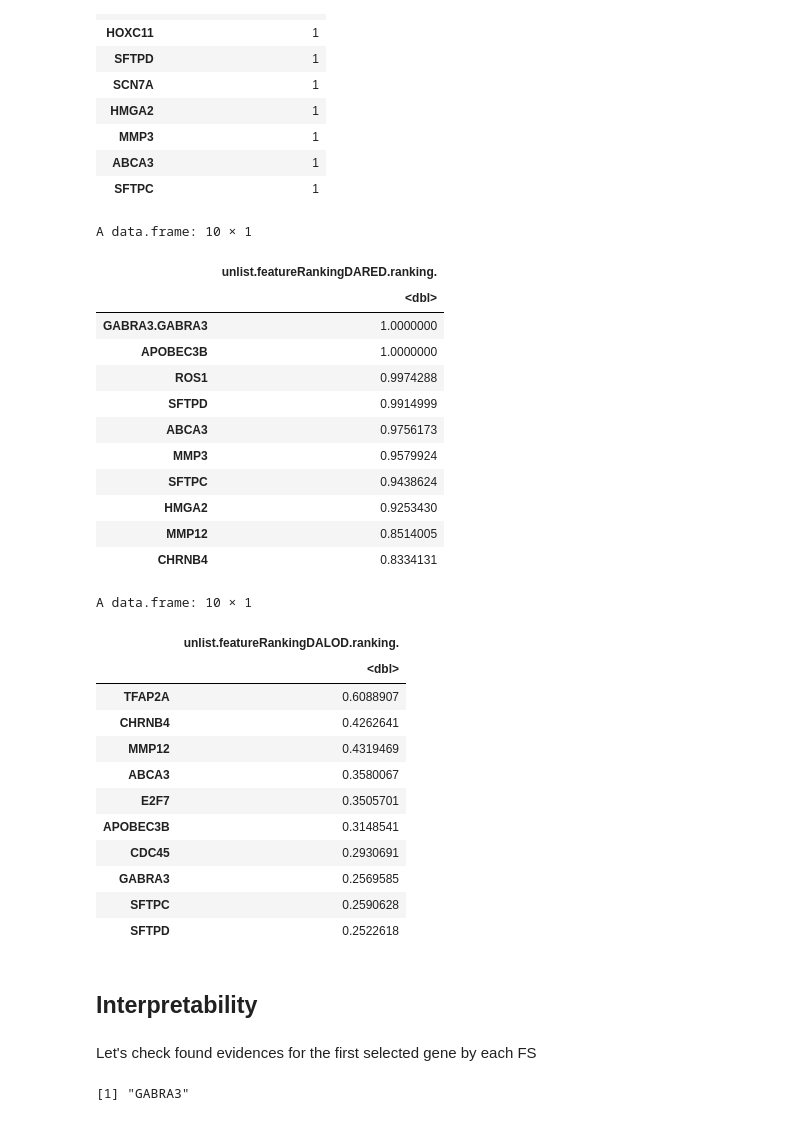
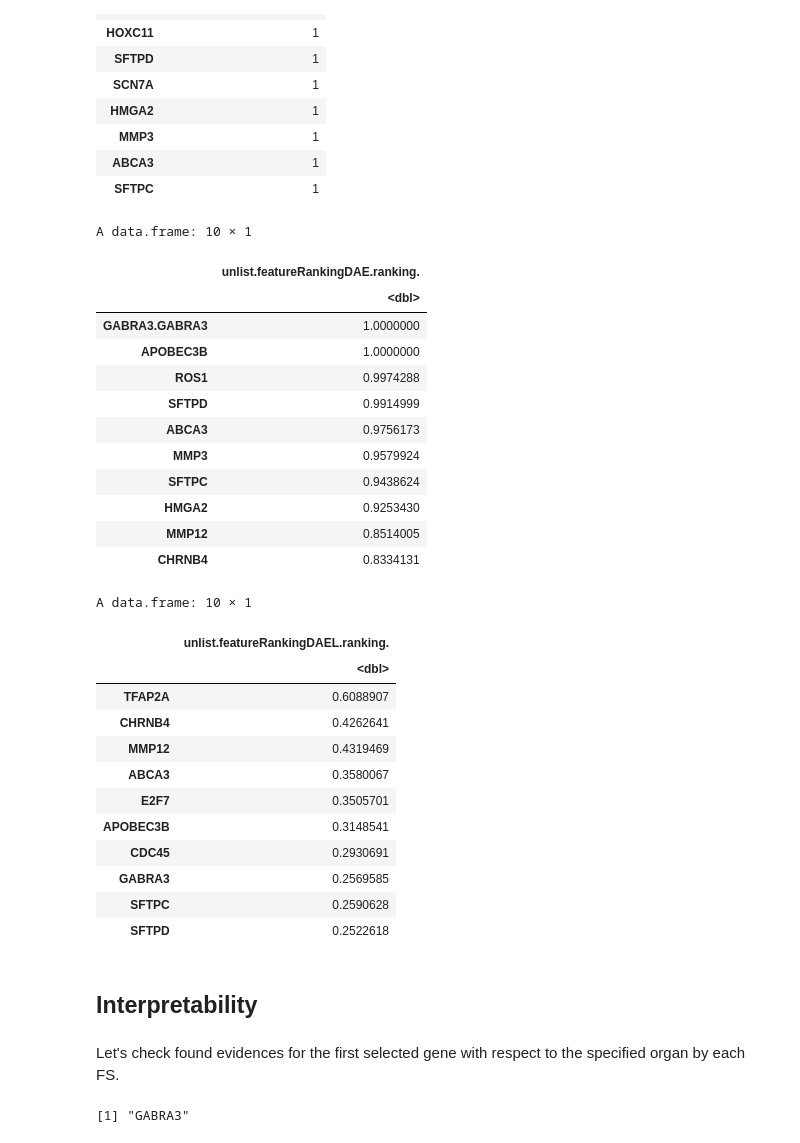
Before and after one commit to marveral/DAEL-FS, a Jupyter notebook: user-guide.ipynb, the cells around one changed output. Cells and saved outputs as stored; diff of their text form; code cells hidden in the pictures.

```diff
--- a/user-guide.ipynb
+++ b/user-guide.ipynb
@@ -80,8 +80,9 @@ To show how the DA-RED-LOD feature selector works, an example of use will be com
 # %%
 cancer.type <- 'lung'
+labels.type <- 'multiclass'
 # %%
-data.train <- read.table(paste('data/',cancer.type,'/expression-train-multiclass.csv',sep=''),sep='\t')
-labels.train <- read.table(paste('data/',cancer.type,'/labels-train-multiclass.csv',sep=''),sep='\t')$x
+data.train <- read.table(paste('data/',cancer.type,'/expression-train-',labels.type,'.csv',sep=''),sep='\t')
+labels.train <- read.table(paste('data/',cancer.type,'/labels-train-',labels.type,'.csv',sep=''),sep='\t')$x
 # %%
 source('aux/DEGsEvidences.R')
 source('aux/DEGsExtraction.R')
@@ -98,7 +118,7 @@ Disease Association ranking: GABRA3 ROS1 ZBTB16 HOXC11 SFTPD SCN7A HMGA2 MMP3 AB
 Obtaining related diseases with the DEGs from targetValidation platform...
 Evidences acquired successfully!
 # %%
-featureRankingDARED <- daFeatureSelection(data.train,labels.train,disease=cancer.type,mode='daRed',maxGenes=10,returnEvidences=TRUE)
+featureRankingDAE <- daFeatureSelection(data.train,labels.train,disease=cancer.type,mode='DAE',maxGenes=10,returnEvidences=TRUE)
 # %% [output]
 Calculating ranking of biological relevant genes by using DA-Red implementation...
 Disease Association ranking: GABRA3 ROS1 ZBTB16 HOXC11 SFTPD SCN7A HMGA2 MMP3 ABCA3 SFTPC
@@ -138,10 +158,10 @@ A data.frame: 10 × 1
 | ABCA3 | 1 |
 | SFTPC | 1 |
 # %%
-data.frame(unlist(featureRankingDARED$ranking))
+data.frame(unlist(featureRankingDAE$ranking))
 # %% [output]
 A data.frame: 10 × 1
-|  | unlist.featureRankingDARED.ranking. |
+|  | unlist.featureRankingDAE.ranking. |
 |  | <dbl> |
 | GABRA3.GABRA3 | 1.0000000 |
 | APOBEC3B | 1.0000000 |
@@ -154,10 +174,10 @@ A data.frame: 10 × 1
 | MMP12 | 0.8514005 |
 | CHRNB4 | 0.8334131 |
 # %%
-data.frame(unlist(featureRankingDALOD$ranking))
+data.frame(unlist(featureRankingDAEL$ranking))
 # %% [output]
 A data.frame: 10 × 1
-|  | unlist.featureRankingDALOD.ranking. |
+|  | unlist.featureRankingDAEL.ranking. |
 |  | <dbl> |
 | TFAP2A | 0.6088907 |
 | CHRNB4 | 0.4262641 |
@@ -172,7 +192,7 @@ A data.frame: 10 × 1
 # %% [markdown]
 ## Interpretability
 # %% [markdown]
-Let's check found evidences for the first selected gene by each FS
+Let's check found evidences for the first selected gene with respect to the specified organ by each FS.
 # %%
 names(featureRankingDA$evidences)[1]
 featureRankingDA$evidences[[1]]
```
Also changed, not shown: parts of 16 cells of this notebook.
